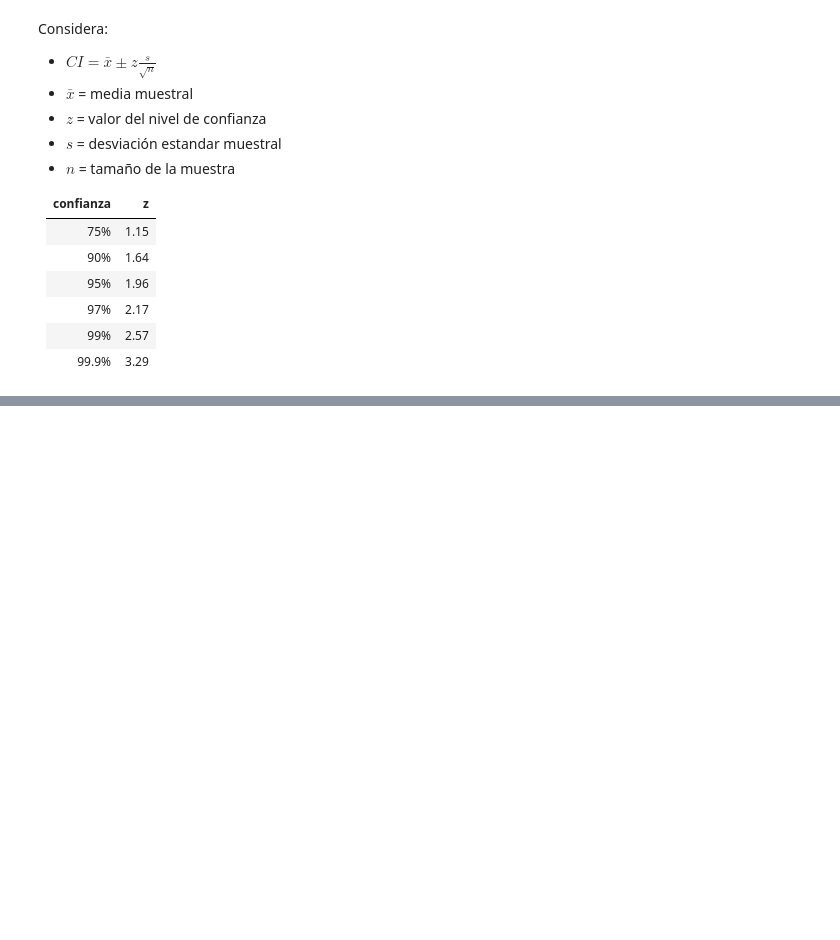
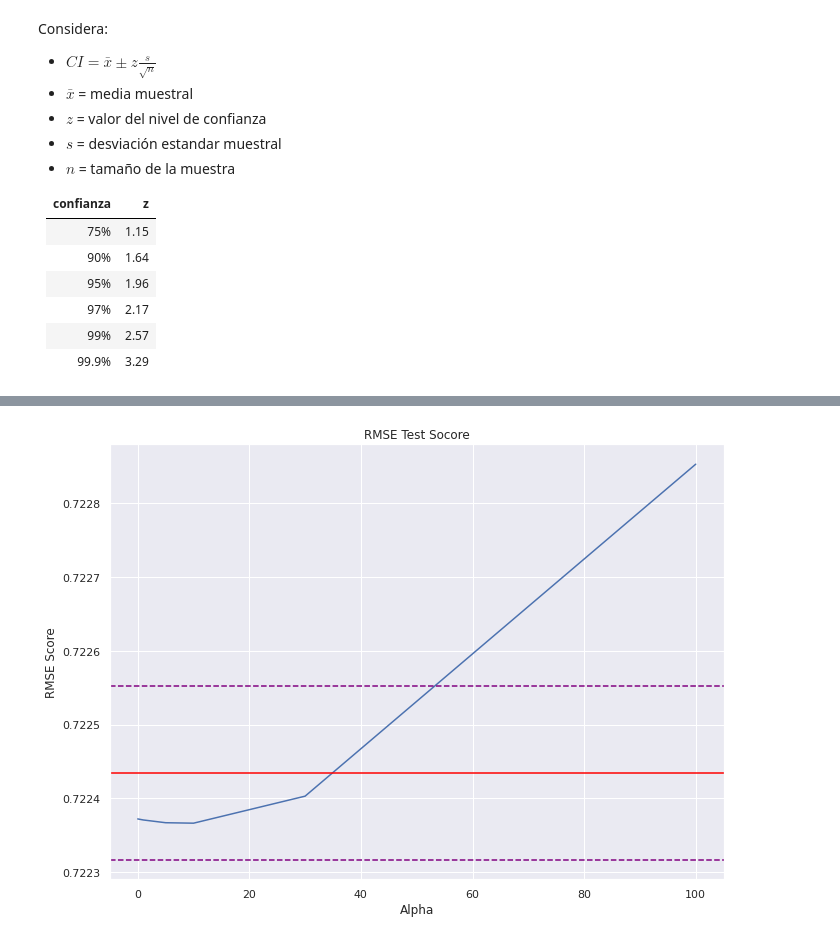
Before and after one commit to DanielEduardoLopez/DEVF-MachineLearning, a Jupyter notebook: Challenge_5_CrossValidation.ipynb, the cells around one changed output, grey strips where cells are left out. Drawn from its saved outputs; the diff is of its cells as text; code cells hidden in the pictures; blank space fills up the shorter version.

```diff
--- a/Challenge_5_CrossValidation.ipynb
+++ b/Challenge_5_CrossValidation.ipynb
@@ -1087,0 +1144,13 @@ Considera:
+# %%
+# RMSE plot
+plt.figure(figsize = (11,8))
+sns.lineplot(data = all_scores_df[all_scores_df.Metric == 'neg_root_mean_squared_error'], x = 'Alpha', y = 'TestScore')
+plt.axhline(y = mean_rmse, color = 'red', linestyle = '-')
+plt.axhline(y = CI_rmse_sup, color = 'purple', linestyle = '--')
+plt.axhline(y = CI_rmse_inf, color = 'purple', linestyle = '--')
+plt.xlabel('Alpha')
+plt.ylabel('RMSE Score')
+plt.title('RMSE Test Socore')
+plt.show()
+# %% [output]
+[figure, added]
```
Also changed, not shown: parts of 6 cells of this notebook.
